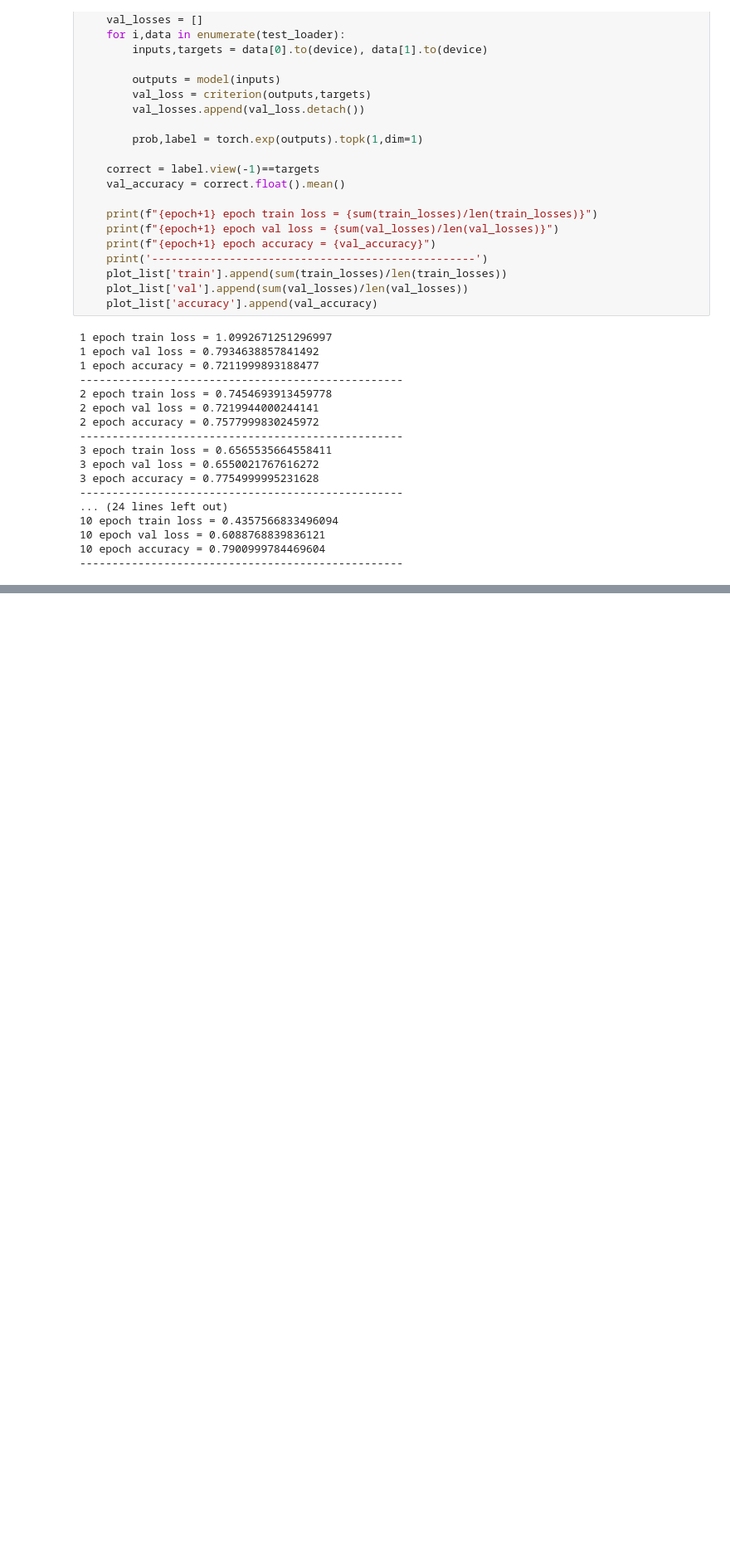
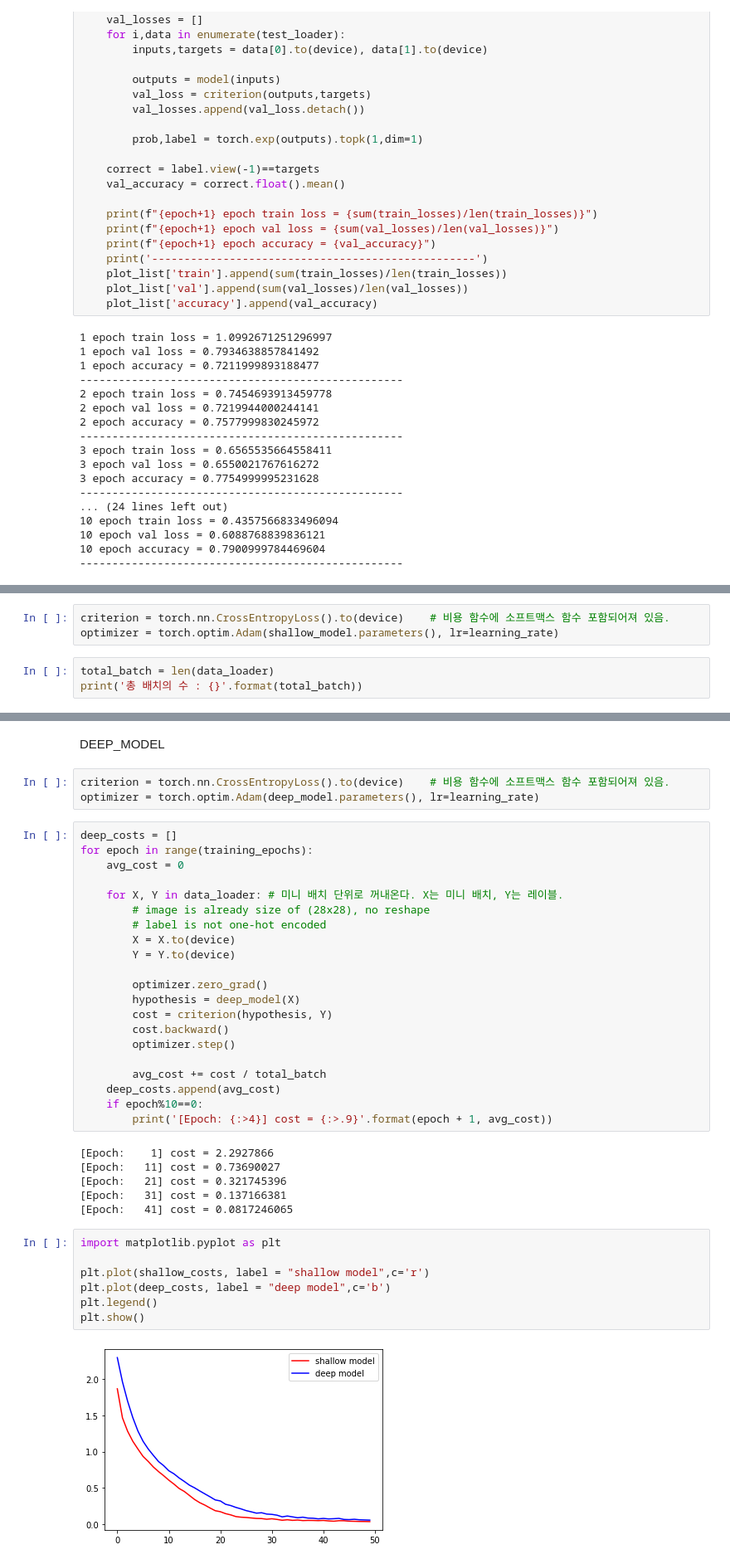
Before and after one commit to Jung0Jin/Pytorch_study, a Jupyter notebook: 6.합성곱신경망.ipynb, the cells around one changed output, grey strips where cells are left out. Shown: that part at 83% size. Cells and saved outputs as stored; diff of their text form; blank space fills up the shorter version.

```diff
--- a/6.합성곱신경망.ipynb
+++ b/6.합성곱신경망.ipynb
@@ -1290,0 +1419,6 @@ for epoch in range(epochs):
+# %%
+criterion = torch.nn.CrossEntropyLoss().to(device)    # 비용 함수에 소프트맥스 함수 포함되어져 있음.
+optimizer = torch.optim.Adam(shallow_model.parameters(), lr=learning_rate)
+# %%
+total_batch = len(data_loader)
+print('총 배치의 수 : {}'.format(total_batch))
@@ -1290,0 +1454,41 @@ for epoch in range(epochs):
+# %% [markdown]
+DEEP_MODEL
+# %%
+criterion = torch.nn.CrossEntropyLoss().to(device)    # 비용 함수에 소프트맥스 함수 포함되어져 있음.
+optimizer = torch.optim.Adam(deep_model.parameters(), lr=learning_rate)
+# %%
+deep_costs = []
+for epoch in range(training_epochs):
+    avg_cost = 0
+
+    for X, Y in data_loader: # 미니 배치 단위로 꺼내온다. X는 미니 배치, Y는 레이블.
+        # image is already size of (28x28), no reshape
+        # label is not one-hot encoded
+        X = X.to(device)
+        Y = Y.to(device)
+
+        optimizer.zero_grad()
+        hypothesis = deep_model(X)
+        cost = criterion(hypothesis, Y)
+        cost.backward()
+        optimizer.step()
+
+        avg_cost += cost / total_batch
+    deep_costs.append(avg_cost)
+    if epoch%10==0:
+        print('[Epoch: {:>4}] cost = {:>.9}'.format(epoch + 1, avg_cost))
+# %% [output]
+[Epoch:    1] cost = 2.2927866
+[Epoch:   11] cost = 0.73690027
+[Epoch:   21] cost = 0.321745396
+[Epoch:   31] cost = 0.137166381
+[Epoch:   41] cost = 0.0817246065
+# %%
+import matplotlib.pyplot as plt
+
+plt.plot(shallow_costs, label = "shallow model",c='r')
+plt.plot(deep_costs, label = "deep model",c='b')
+plt.legend()
+plt.show()
+# %% [output]
+[figure, added]
```
Also changed, not shown: parts of 34 cells of this notebook.
